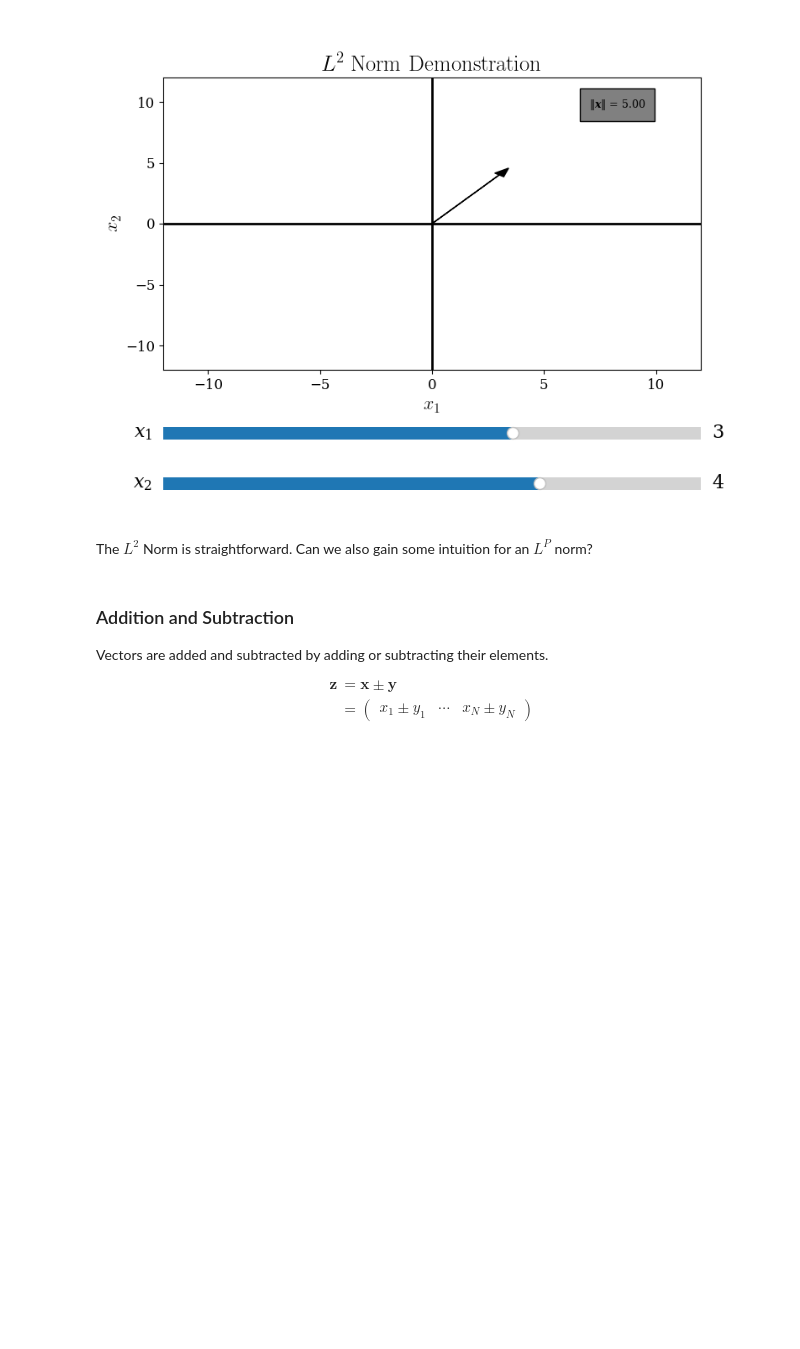
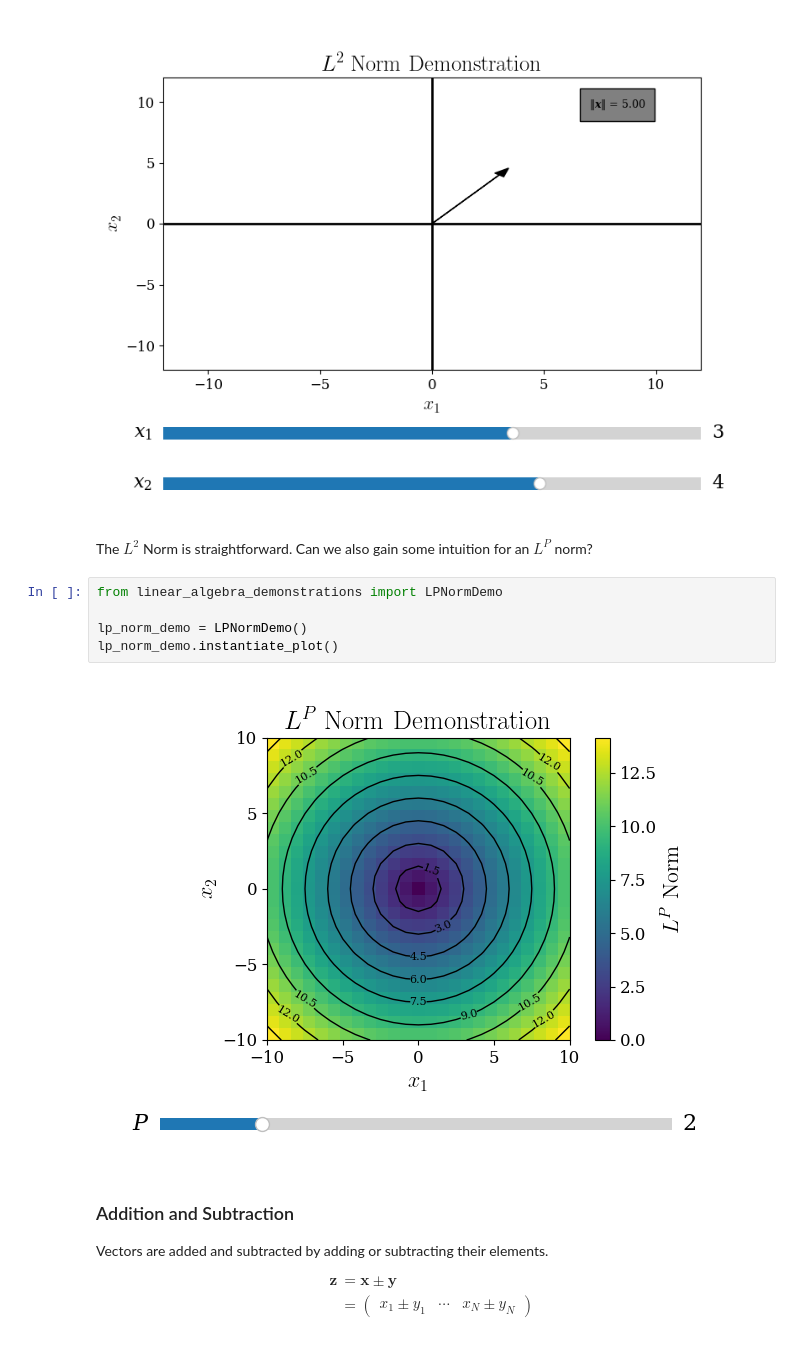
Before and after one commit to ruc-practical-ai/fall-2024-class-01, a Jupyter notebook: notebooks/03_linear_algebra_review.ipynb, the cells around one changed output. Drawn from its saved outputs; the diff is of its cells as text; blank space fills up the shorter version.

Commit message:
Add LP norm demo

```diff
--- a/notebooks/03_linear_algebra_review.ipynb
+++ b/notebooks/03_linear_algebra_review.ipynb
@@ -191,6 +191,13 @@ l2_norm_demo.instantiate_plot()
 [figure]
 # %% [markdown]
 The $L^2$ Norm is straightforward. Can we also gain some intuition for an $L^P$ norm?
+# %%
+from linear_algebra_demonstrations import LPNormDemo
+
+lp_norm_demo = LPNormDemo()
+lp_norm_demo.instantiate_plot()
+# %% [output]
+[figure, added]
 # %% [markdown]
 ### Addition and Subtraction
 
```
Also changed, not shown: parts of 4 cells of this notebook, 1 other file.
